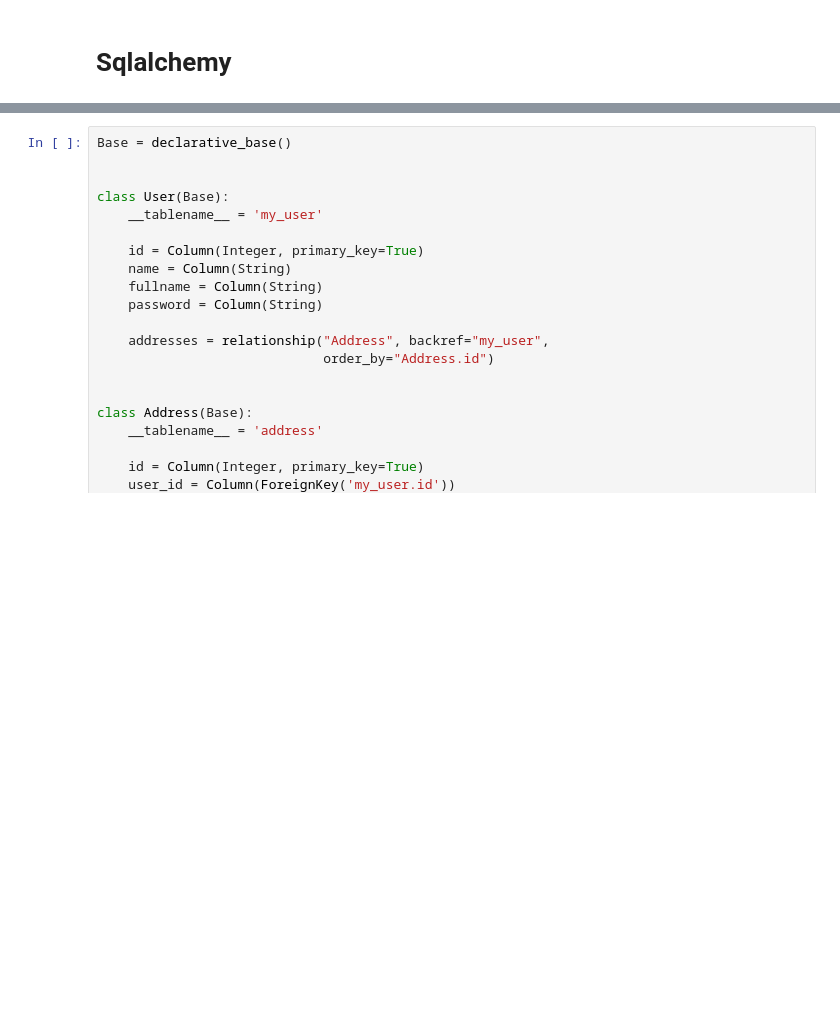
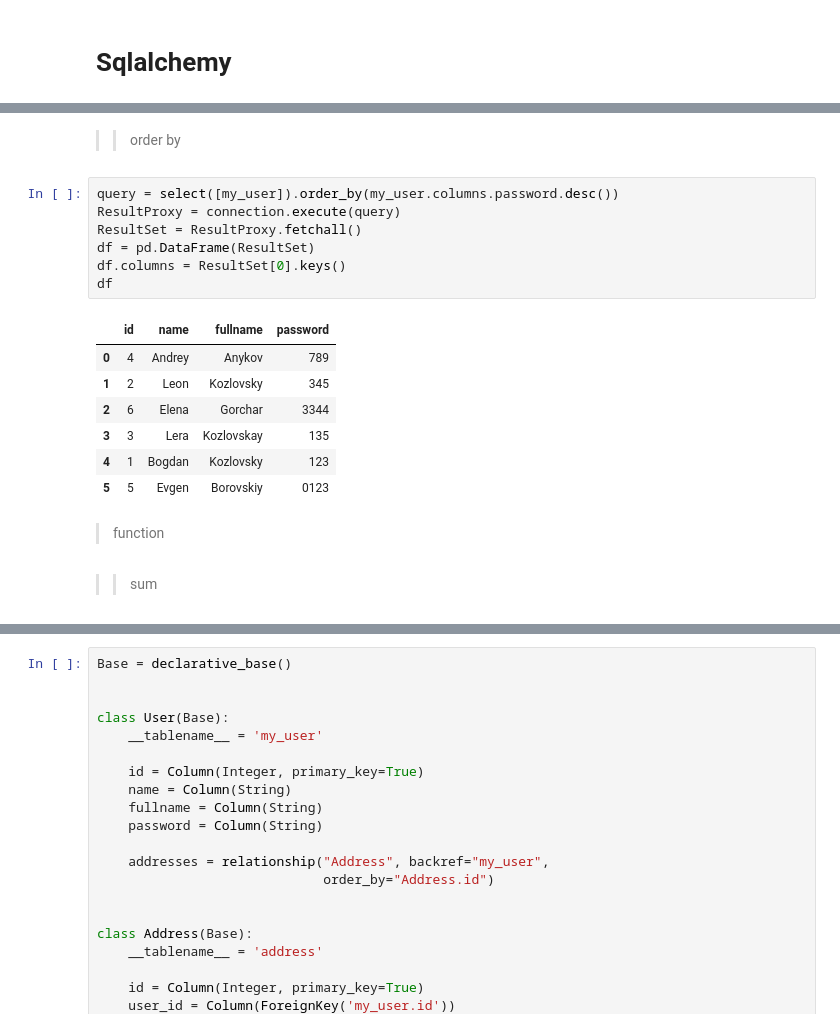
Before and after one commit to Hubitskiy/mongo_db_alchemy, a Jupyter notebook: src/examples_book.ipynb, the cells around one changed output, grey strips where cells are left out. Cells and saved outputs as stored; diff of their text form; blank space fills up the shorter version.

```diff
--- a/src/examples_book.ipynb
+++ b/src/examples_book.ipynb
@@ -47,0 +170,21 @@ engine = create_engine(DATABASE_CONNECTION_URI)
+# %% [markdown]
+>> order by
+# %%
+query = select([my_user]).order_by(my_user.columns.password.desc())
+ResultProxy = connection.execute(query)
+ResultSet = ResultProxy.fetchall()
+df = pd.DataFrame(ResultSet)
+df.columns = ResultSet[0].keys()
+df
+# %% [output]
+|  | id | name | fullname | password |
+| 0 | 4 | Andrey | Anykov | 789 |
+| 1 | 2 | Leon | Kozlovsky | 345 |
+| 2 | 6 | Elena | Gorchar | 3344 |
+| 3 | 3 | Lera | Kozlovskay | 135 |
+| 4 | 1 | Bogdan | Kozlovsky | 123 |
+| 5 | 5 | Evgen | Borovskiy | 0123 |
+# %% [markdown]
+>function
+# %% [markdown]
+>>sum
```
Also changed, not shown: parts of 116 cells of this notebook, 2 other files.
